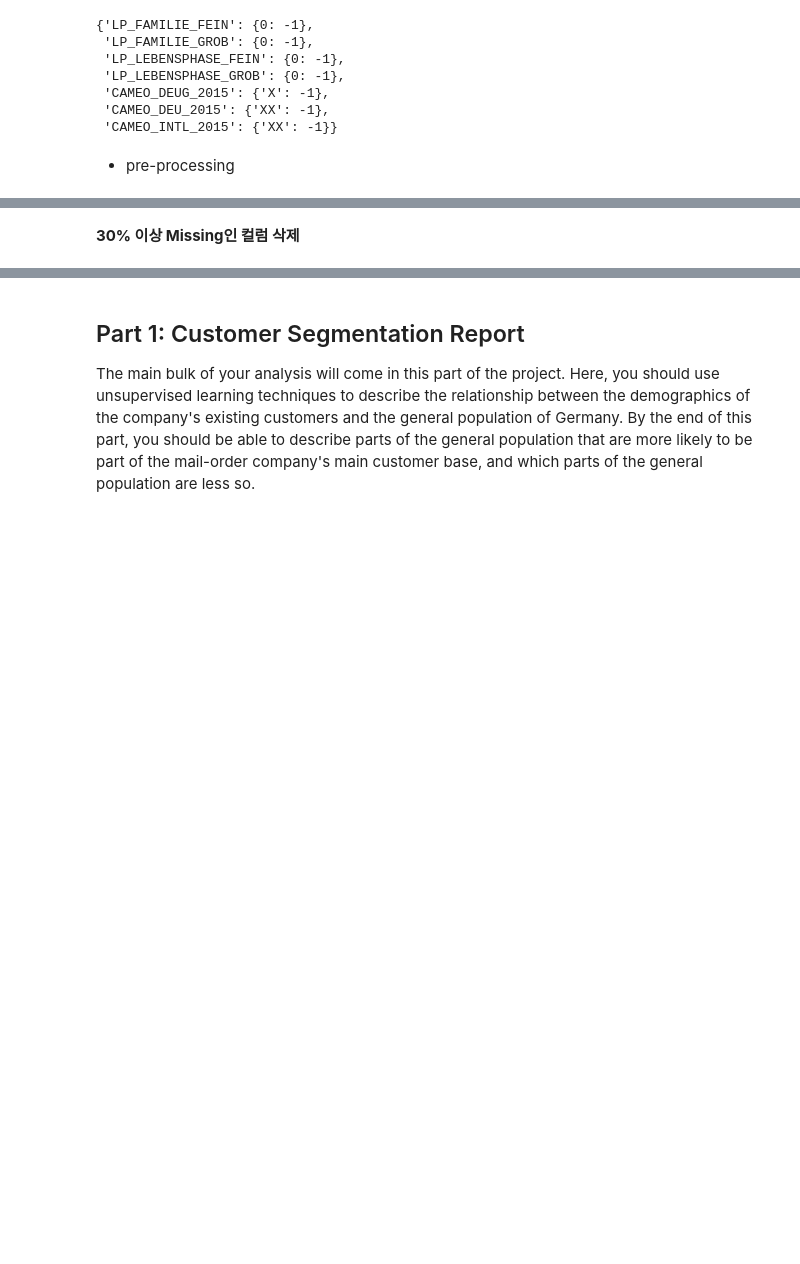
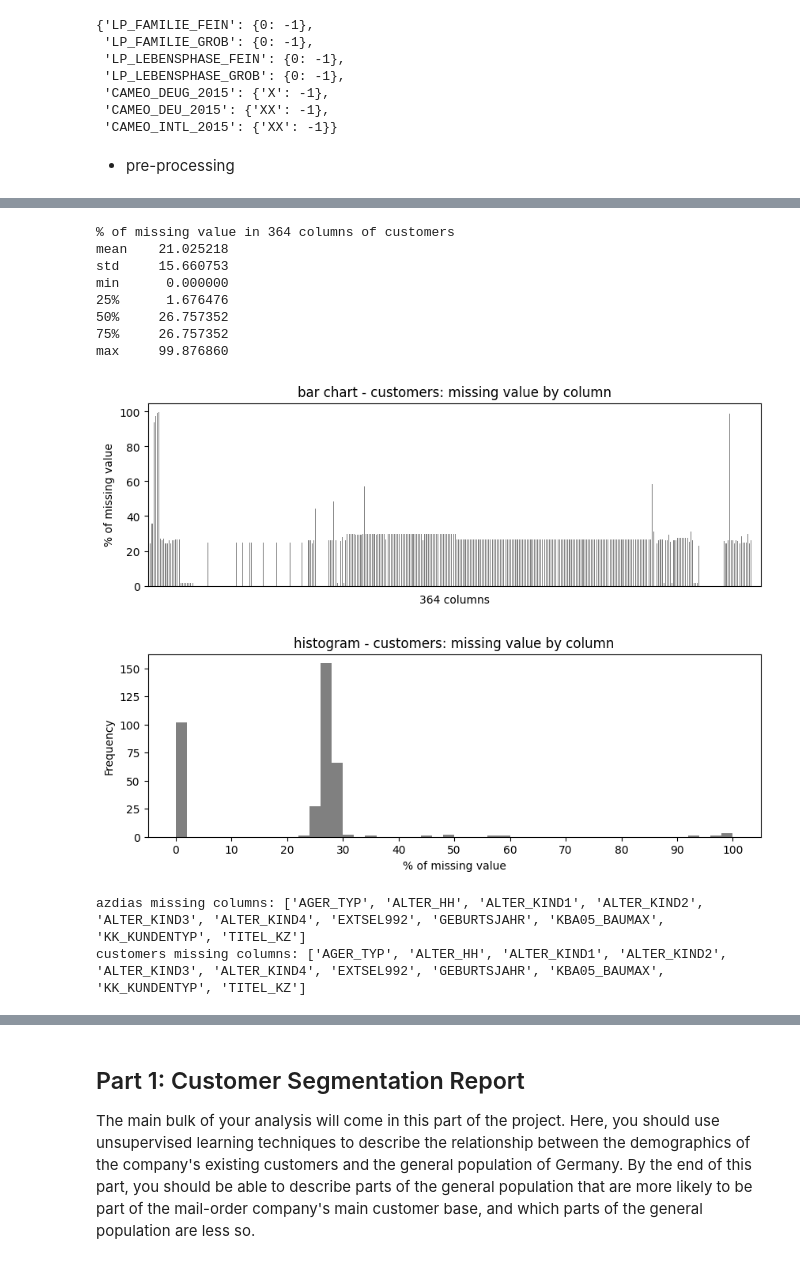
Before and after one commit to jaeyoun-chang/u_city_capstone, a Jupyter notebook: Arvato_Project_Workbook.ipynb, the cells around one changed output, grey strips where cells are left out. Cells and saved outputs as stored; diff of their text form; code cells hidden in the pictures; blank space fills up the shorter version.

```diff
--- a/Arvato_Project_Workbook.ipynb
+++ b/Arvato_Project_Workbook.ipynb
@@ -1537,5 +1563,16 @@ customers = pre_processing (customers)
 # %%
+'''missing column overview: customers'''
+
 customers.name = 'customers'
 miss_val_summary (customers)
+# %% [output]
+% of missing value in 364 columns of customers
+mean    21.025218
+std     15.660753
+min      0.000000
+25%      1.676476
+50%     26.757352
+75%     26.757352
+max     99.876860
+[figure, added]
+[figure, added]
-# %% [markdown]
-**30% 이상 Missing인 컬럼 삭제**
@@ -1549,0 +1579,14 @@ bb[bb > 0.33]
+# %%
+'''
+columns of azdias with missing values over 33%
+'''
+temp_missing_col = azdias.isnull().mean()
+azdias_missing_col = list(temp_missing_col[temp_missing_col > 0.33].index)
+print ('azdias missing columns:', azdias_missing_col)
+
+temp_missing_col = customers.isnull().mean()
+customers_missing_col = list(temp_missing_col[temp_missing_col > 0.33].index)
+print ('customers missing columns:', customers_missing_col)
+# %% [output]
+azdias missing columns: ['AGER_TYP', 'ALTER_HH', 'ALTER_KIND1', 'ALTER_KIND2', 'ALTER_KIND3', 'ALTER_KIND4', 'EXTSEL992', 'GEBURTSJAHR', 'KBA05_BAUMAX', 'KK_KUNDENTYP', 'TITEL_KZ']
+customers missing columns: ['AGER_TYP', 'ALTER_HH', 'ALTER_KIND1', 'ALTER_KIND2', 'ALTER_KIND3', 'ALTER_KIND4', 'EXTSEL992', 'GEBURTSJAHR', 'KBA05_BAUMAX', 'KK_KUNDENTYP', 'TITEL_KZ']
```
Also changed, not shown: parts of 38 cells of this notebook, 2 other files.
